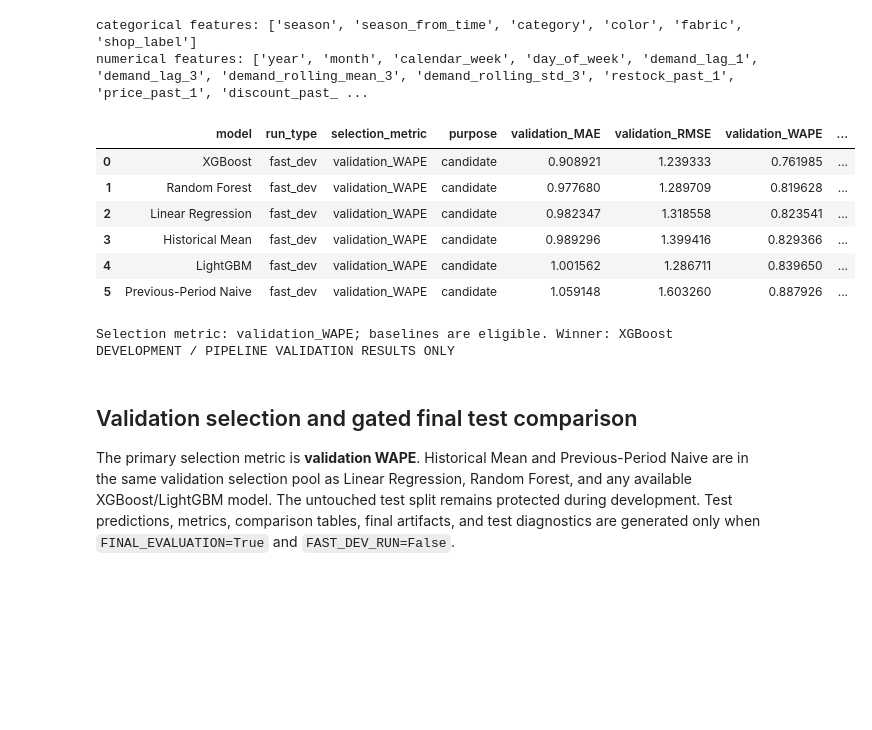
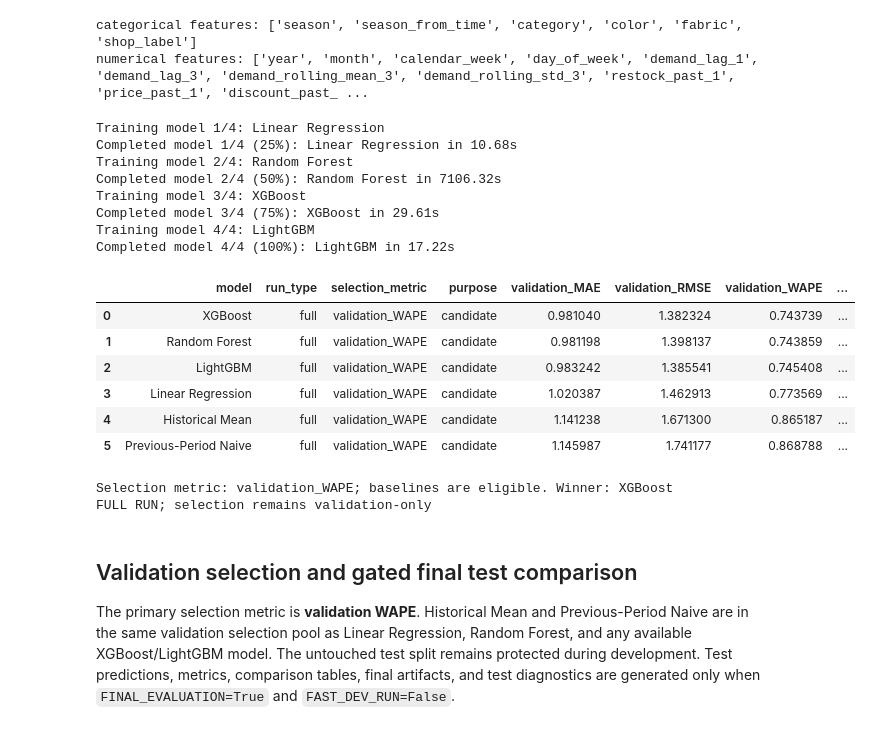
Before and after one commit to Dasith-Randula/Explainable-Fashion-Design-AI, a Jupyter notebook: notebooks/models/03_demand_forecasting.ipynb, the cells around one changed output. Saved outputs shown, nothing was run; the diff lists cells and outputs as text; code cells hidden in the pictures; blank space fills up the shorter version.

Commit message:
Add final demand evaluation results

```diff
--- a/notebooks/models/03_demand_forecasting.ipynb
+++ b/notebooks/models/03_demand_forecasting.ipynb
@@ -20,7 +20,7 @@ from sklearn.linear_model import LinearRegression
 from sklearn.ensemble import RandomForestRegressor
 from sklearn.metrics import mean_absolute_error, mean_squared_error, r2_score
 warnings.filterwarnings('ignore')
-RANDOM_STATE=42; FAST_DEV_RUN=True; FINAL_EVALUATION=False
+RANDOM_STATE=42; FAST_DEV_RUN = False; FINAL_EVALUATION = True
 if FINAL_EVALUATION and FAST_DEV_RUN:
     raise ValueError('FINAL_EVALUATION requires FAST_DEV_RUN=False')
 RUN_TYPE='fast_dev' if FAST_DEV_RUN else 'full'
@@ -83,34 +85,51 @@ numerical features: ['year', 'month', 'calendar_week', 'day_of_week', 'demand_la
 # %%
 def metrics(y,p):
     y=np.asarray(y); p=np.asarray(p); den=float(np.abs(y).sum())
     return {'MAE':mean_absolute_error(y,p),'RMSE':mean_squared_error(y,p)**.5,'WAPE':float(np.abs(y-p).sum()/den) if den else np.nan,'R2':r2_score(y,p) if len(y)>1 else np.nan}
 def result_row(name,values,purpose='candidate'):
     return {'model':name,'run_type':RUN_TYPE,'selection_metric':'validation_WAPE','purpose':purpose,**values}
 results=[]; validation_predictions={}
 mean_value=float(ytr.mean())
 validation_predictions['Historical Mean']=np.repeat(mean_value,len(yv))
 results.append(result_row('Historical Mean',metrics(yv,validation_predictions['Historical Mean'])))
 if cfg['forecast_mode']=='short_observation' and 'demand_lag_1' in valid:
     validation_predictions['Previous-Period Naive']=valid['demand_lag_1'].fillna(mean_value).to_numpy()
     results.append(result_row('Previous-Period Naive',metrics(yv,validation_predictions['Previous-Period Naive'])))
 fitted={}
-for name,model in models.items():
+training_progress=tqdm(total=len(models),desc='Model training',unit='model')
+for model_number,(name,model) in enumerate(models.items(),start=1):
+    tqdm.write(f'Training model {model_number}/{len(models)}: {name}')
+    model_started=time.perf_counter()
     model.fit(Xtr,ytr); fitted[name]=model; validation_predictions[name]=model.predict(Xv)
     results.append(result_row(name,metrics(yv,validation_predictions[name])))
+    model_elapsed=time.perf_counter()-model_started
+    training_progress.update(1)
+    completion_percentage=model_number/len(models)*100
+    tqdm.write(f'Completed model {model_number}/{len(models)} ({completion_percentage:.0f}%): {name} in {model_elapsed:.2f}s')
+    training_progress.set_postfix(completed=f'{model_number}/{len(models)} ({completion_percentage:.0f}%)',elapsed=f'{model_elapsed:.2f}s')
+training_progress.close()
 comparison=pd.DataFrame(results).rename(columns={'MAE':'validation_MAE','RMSE':'validation_RMSE','WAPE':'validation_WAPE','R2':'validation_R2'}).sort_values('validation_WAPE').reset_index(drop=True)
 comparison.to_csv(METRIC_DIR/'demand_model_results.csv',index=False); display(comparison)
 best_name=str(comparison.iloc[0]['model']); print('Selection metric: validation_WAPE; baselines are eligible. Winner:',best_name)
 print('DEVELOPMENT / PIPELINE VALIDATION RESULTS ONLY' if RUN_TYPE=='fast_dev' else 'FULL RUN; selection remains validation-only')
 # %% [output]
+Training model 1/4: Linear Regression
+Completed model 1/4 (25%): Linear Regression in 10.68s
+Training model 2/4: Random Forest
+Completed model 2/4 (50%): Random Forest in 7106.32s
+Training model 3/4: XGBoost
+Completed model 3/4 (75%): XGBoost in 29.61s
+Training model 4/4: LightGBM
+Completed model 4/4 (100%): LightGBM in 17.22s
 |  | model | run_type | selection_metric | purpose | validation_MAE | validation_RMSE | validation_WAPE | ... |
-| 0 | XGBoost | fast_dev | validation_WAPE | candidate | 0.908921 | 1.239333 | 0.761985 | ... |
-| 1 | Random Forest | fast_dev | validation_WAPE | candidate | 0.977680 | 1.289709 | 0.819628 | ... |
-| 2 | Linear Regression | fast_dev | validation_WAPE | candidate | 0.982347 | 1.318558 | 0.823541 | ... |
-| 3 | Historical Mean | fast_dev | validation_WAPE | candidate | 0.989296 | 1.399416 | 0.829366 | ... |
-| 4 | LightGBM | fast_dev | validation_WAPE | candidate | 1.001562 | 1.286711 | 0.839650 | ... |
-| 5 | Previous-Period Naive | fast_dev | validation_WAPE | candidate | 1.059148 | 1.603260 | 0.887926 | ... |
+| 0 | XGBoost | full | validation_WAPE | candidate | 0.981040 | 1.382324 | 0.743739 | ... |
+| 1 | Random Forest | full | validation_WAPE | candidate | 0.981198 | 1.398137 | 0.743859 | ... |
+| 2 | LightGBM | full | validation_WAPE | candidate | 0.983242 | 1.385541 | 0.745408 | ... |
+| 3 | Linear Regression | full | validation_WAPE | candidate | 1.020387 | 1.462913 | 0.773569 | ... |
+| 4 | Historical Mean | full | validation_WAPE | candidate | 1.141238 | 1.671300 | 0.865187 | ... |
+| 5 | Previous-Period Naive | full | validation_WAPE | candidate | 1.145987 | 1.741177 | 0.868788 | ... |
-Selection metric: validation_WAPE; baselines are eligible. Winner: XGBoost
-DEVELOPMENT / PIPELINE VALIDATION RESULTS ONLY
+Selection metric: validation_WAPE; baselines are eligible. Winner: XGBoost
+FULL RUN; selection remains validation-only
 # %% [markdown]
 ## Validation selection and gated final test comparison
 
```
Also changed, not shown: parts of 5 cells of this notebook, 10 other files.
